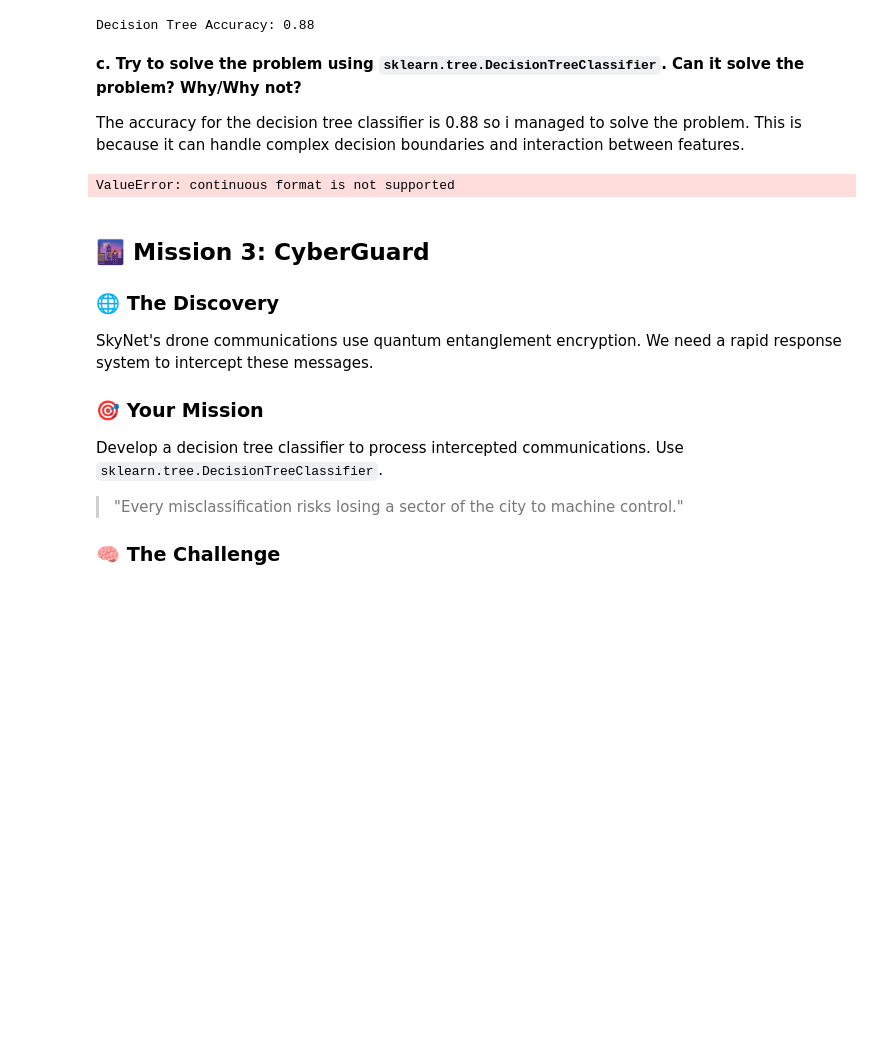
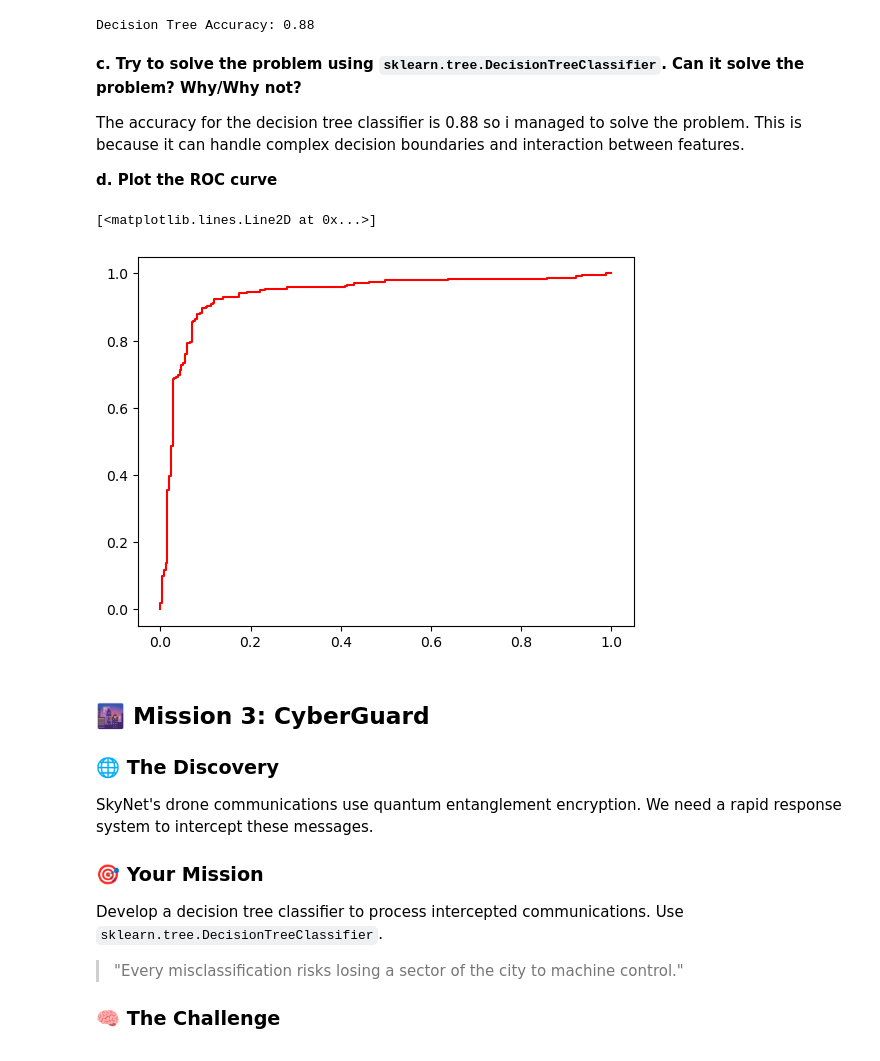
Before and after one commit to eliasborge/introML-ntnu-2024, a Jupyter notebook: Assignment1/Chapter_1.ipynb, the cells around one changed output. Saved outputs shown, nothing was run; the diff lists cells and outputs as text; code cells hidden in the pictures; blank space fills up the shorter version.

```diff
--- a/Assignment1/Chapter_1.ipynb
+++ b/Assignment1/Chapter_1.ipynb
@@ -198,19 +198,22 @@ Decision Tree Accuracy: 0.88
 **c. Try to solve the problem using `sklearn.tree.DecisionTreeClassifier`. Can it solve the problem? Why/Why not?**
 
 The accuracy for the decision tree classifier is 0.88 so i managed to solve the problem. This is because it can handle complex decision boundaries and interaction between features.
+
+
+**d. Plot the ROC curve**
 # %%
 from sklearn import metrics
-
 import matplotlib.pyplot as plt
+#sources == forelesningsnotater
 
 prob_predictions = lr.predict_proba(test[['x0', 'x1', 'x0_x1']].values)
 
 fpr, tpr, thresholds = metrics.roc_curve(test[['y']].values, prob_predictions, pos_label=1)
-auc = round(metrics.roc_auc_score(y_test, prob_predictions),2)
+auc = round(metrics.roc_auc_score(test[['y']].values, prob_predictions),2)
 plt.plot(fpr, tpr, label=f"ROC curve (AUC={auc})", c="red")
-plt.plot([0,1], [0,1], c="black", ls="dotted", label="Random (AUC=0.5)")
 # %% [output]
-ValueError: continuous format is not supported
+[<matplotlib.lines.Line2D at 0x...>]
+[figure, added]
 # %% [markdown]
 
 ## 🌆 Mission 3: CyberGuard
```
Also changed, not shown: 1 other file.
